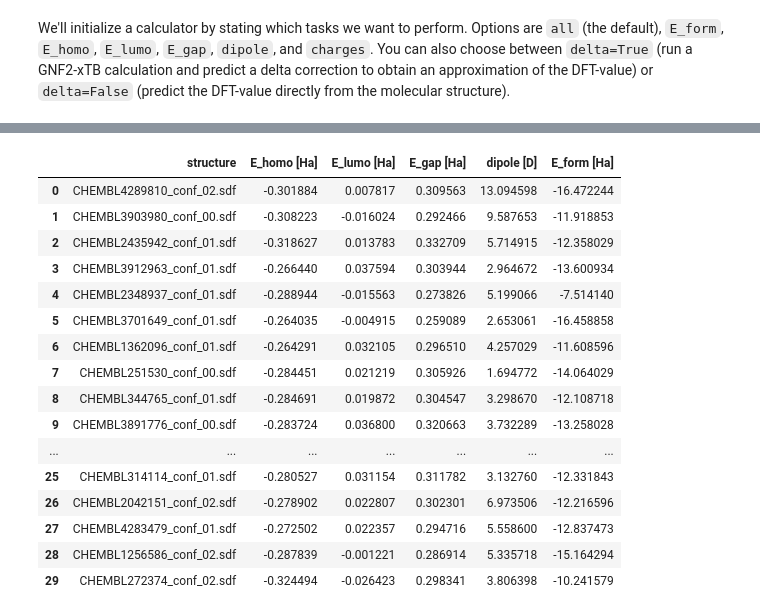
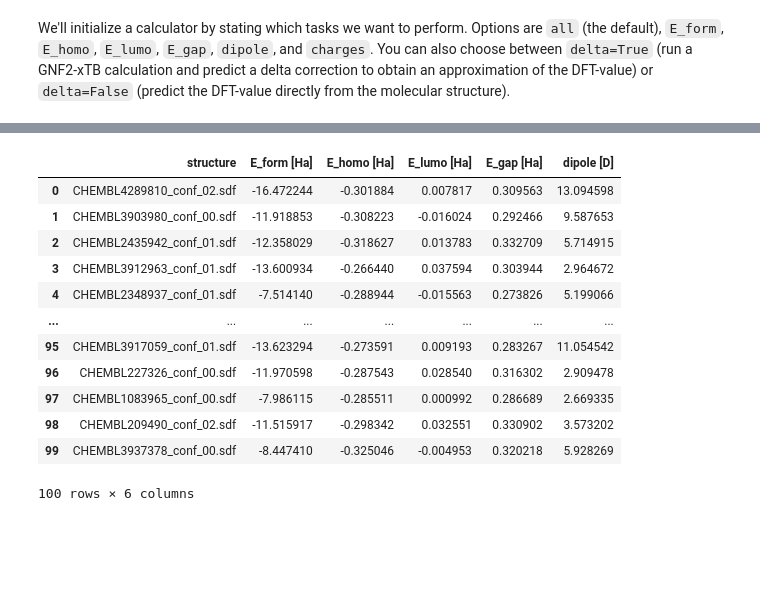
Before and after one commit to josejimenezluna/delfta, a Jupyter notebook: tutorials/predict.ipynb, the cells around one changed output, grey strips where cells are left out. Drawn from its saved outputs; the diff is of its cells as text; code cells hidden in the pictures; blank space fills up the shorter version.

```diff
--- a/tutorials/predict.ipynb
+++ b/tutorials/predict.ipynb
@@ -15,7 +16,7 @@ from delfta.utils import DATA_PATH
 # %% [markdown]
 Next, we read a few example molecules. For more details on how to input your own molecules, see the documentation of the Pybel API [here](https://open-babel.readthedocs.io/en/latest/UseTheLibrary/Python_PybelAPI.html).
 # %%
-mol_files = glob.glob(os.path.join(DATA_PATH, "test_data", "*.sdf"))[:30]
+mol_files = glob.glob(os.path.join(DATA_PATH, "test_data", "*.sdf"))
 mols = [next(readfile("sdf", mol_file)) for mol_file in mol_files]
 # %% [markdown]
 We'll initialize a calculator by stating which tasks we want to perform. Options are `all` (the default), `E_form`, `E_homo`, `E_lumo`, `E_gap`, `dipole`, and `charges`. You can also choose between `delta=True` (run a GNF2-xTB calculation and predict a delta correction to obtain an approximation of the DFT-value) or `delta=False` (predict the DFT-value directly from the molecular structure).
@@ -28,0 +23,5 @@ ValueError: setting an array element with a sequence.
+# %%
+calc_delta = DelftaCalculator(tasks=["E_form", "E_homo", "E_lumo", "E_gap", "dipole", "charges"], delta=True) # Verbose passing of arguments. We could've used "all" as well
+predictions_delta = calc_delta.predict(mols)
+calc_direct = DelftaCalculator(tasks=["E_form", "E_homo", "E_lumo", "E_gap", "dipole", "charges"], delta=False)
+predictions_direct = calc_direct.predict(mols)
@@ -29,25 +34,21 @@ ValueError: setting an array element with a sequence.
 # %%
 df = pd.DataFrame(predictions_delta)
 df.insert(0, "structure", [os.path.basename(mol_file) for mol_file in mol_files])
-df.rename(columns={"E_form": "E_form [Ha]", "E_homo": "E_homo [Ha]", "E_lumo": "E_lumo [Ha]", "E_gap": "E_gap [Ha]", "dipole": "dipole [D]", })
+df.rename(columns={"E_form": "E_form [Ha]", "E_homo": "E_homo [Ha]", "E_lumo": "E_lumo [Ha]", "E_gap": "E_gap [Ha]", "dipole": "dipole [D]", "charges": "charges [e]"})
 # %% [output]
-|  | structure | E_homo [Ha] | E_lumo [Ha] | E_gap [Ha] | dipole [D] | E_form [Ha] |
-| 0 | CHEMBL4289810_conf_02.sdf | -0.301884 | 0.007817 | 0.309563 | 13.094598 | -16.472244 |
-| 1 | CHEMBL3903980_conf_00.sdf | -0.308223 | -0.016024 | 0.292466 | 9.587653 | -11.918853 |
-| 2 | CHEMBL2435942_conf_01.sdf | -0.318627 | 0.013783 | 0.332709 | 5.714915 | -12.358029 |
-| 3 | CHEMBL3912963_conf_01.sdf | -0.266440 | 0.037594 | 0.303944 | 2.964672 | -13.600934 |
-| 4 | CHEMBL2348937_conf_01.sdf | -0.288944 | -0.015563 | 0.273826 | 5.199066 | -7.514140 |
-| 5 | CHEMBL3701649_conf_01.sdf | -0.264035 | -0.004915 | 0.259089 | 2.653061 | -16.458858 |
-| 6 | CHEMBL1362096_conf_01.sdf | -0.264291 | 0.032105 | 0.296510 | 4.257029 | -11.608596 |
-| 7 | CHEMBL251530_conf_00.sdf | -0.284451 | 0.021219 | 0.305926 | 1.694772 | -14.064029 |
-| 8 | CHEMBL344765_conf_01.sdf | -0.284691 | 0.019872 | 0.304547 | 3.298670 | -12.108718 |
-| 9 | CHEMBL3891776_conf_00.sdf | -0.283724 | 0.036800 | 0.320663 | 3.732289 | -13.258028 |
+|  | structure | E_form [Ha] | E_homo [Ha] | E_lumo [Ha] | E_gap [Ha] | dipole [D] |
+| 0 | CHEMBL4289810_conf_02.sdf | -16.472244 | -0.301884 | 0.007817 | 0.309563 | 13.094598 |
+| 1 | CHEMBL3903980_conf_00.sdf | -11.918853 | -0.308223 | -0.016024 | 0.292466 | 9.587653 |
+| 2 | CHEMBL2435942_conf_01.sdf | -12.358029 | -0.318627 | 0.013783 | 0.332709 | 5.714915 |
+| 3 | CHEMBL3912963_conf_01.sdf | -13.600934 | -0.266440 | 0.037594 | 0.303944 | 2.964672 |
+| 4 | CHEMBL2348937_conf_01.sdf | -7.514140 | -0.288944 | -0.015563 | 0.273826 | 5.199066 |
 | ... | ... | ... | ... | ... | ... | ... |
-| 25 | CHEMBL314114_conf_01.sdf | -0.280527 | 0.031154 | 0.311782 | 3.132760 | -12.331843 |
-| 26 | CHEMBL2042151_conf_02.sdf | -0.278902 | 0.022807 | 0.302301 | 6.973506 | -12.216596 |
-| 27 | CHEMBL4283479_conf_01.sdf | -0.272502 | 0.022357 | 0.294716 | 5.558600 | -12.837473 |
-| 28 | CHEMBL1256586_conf_02.sdf | -0.287839 | -0.001221 | 0.286914 | 5.335718 | -15.164294 |
-| 29 | CHEMBL272374_conf_02.sdf | -0.324494 | -0.026423 | 0.298341 | 3.806398 | -10.241579 |
+| 95 | CHEMBL3917059_conf_01.sdf | -13.623294 | -0.273591 | 0.009193 | 0.283267 | 11.054542 |
+| 96 | CHEMBL227326_conf_00.sdf | -11.970598 | -0.287543 | 0.028540 | 0.316302 | 2.909478 |
+| 97 | CHEMBL1083965_conf_00.sdf | -7.986115 | -0.285511 | 0.000992 | 0.286689 | 2.669335 |
+| 98 | CHEMBL209490_conf_02.sdf | -11.515917 | -0.298342 | 0.032551 | 0.330902 | 3.573202 |
+| 99 | CHEMBL3937378_conf_00.sdf | -8.447410 | -0.325046 | -0.004953 | 0.320218 | 5.928269 |
+100 rows × 6 columns
 # %%
 dft_keys = ["DFT:FORMATION_ENERGY", "DFT:HOMO_ENERGY", "DFT:LUMO_ENERGY", "DFT:HOMO_LUMO_GAP", "DFT:DIPOLE"]
 dft_values = {}
```
Also changed, not shown: parts of 5 cells of this notebook, 1 other file.
